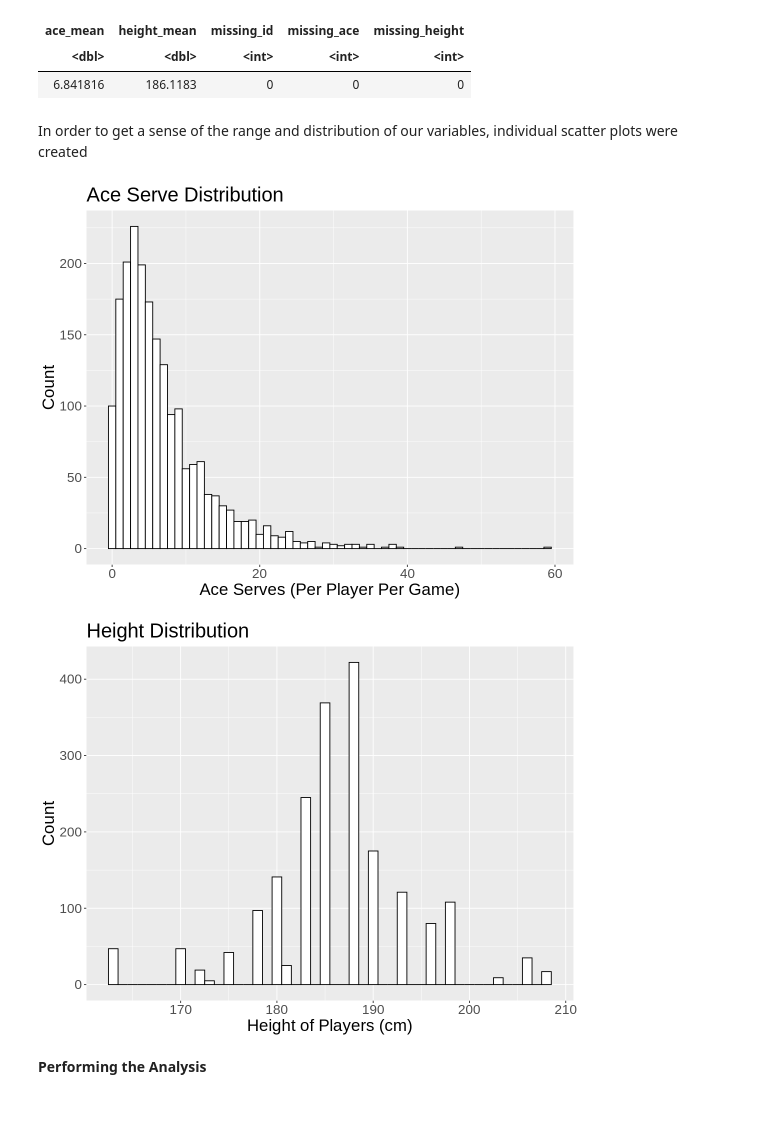
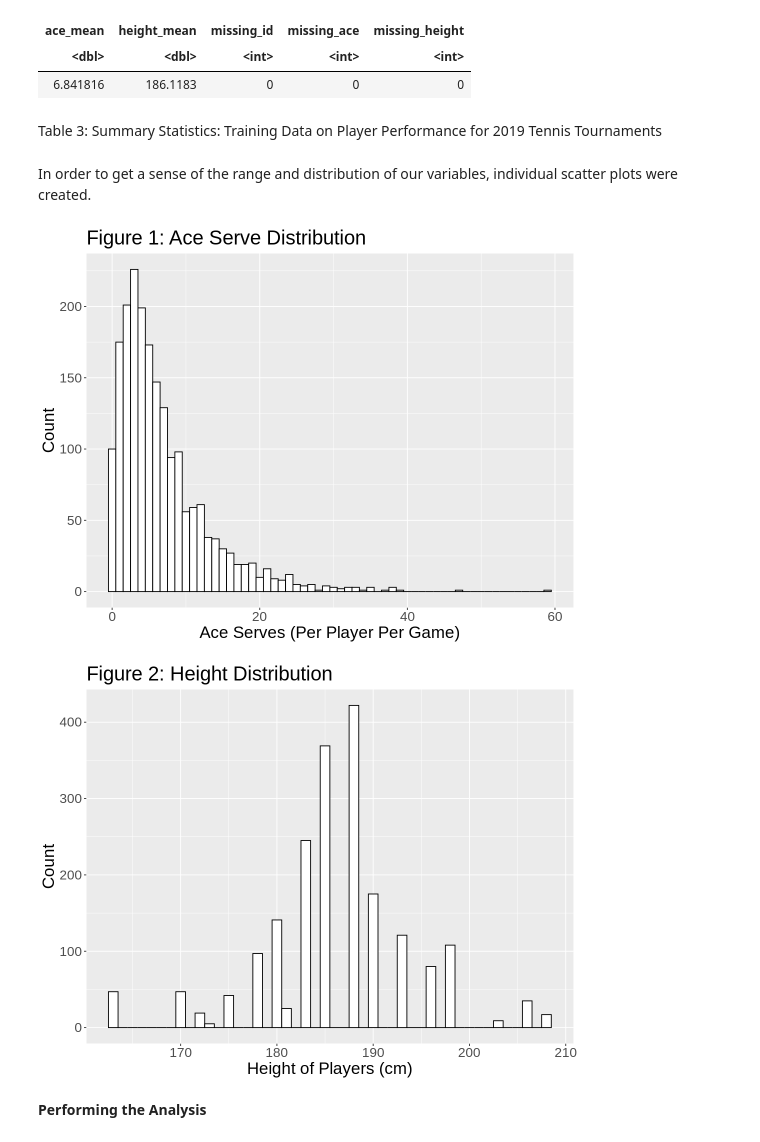
Before and after one commit to MLG0047/DSCI_100_Group_14, a Jupyter notebook: DSCI_100_006_14_Report.ipynb, the cells around one changed output. Saved outputs shown, nothing was run; the diff lists cells and outputs as text; code cells hidden in the pictures; blank space fills up the shorter version.

```diff
--- a/DSCI_100_006_14_Report.ipynb
+++ b/DSCI_100_006_14_Report.ipynb
@@ -107,29 +142,31 @@ A tibble: 1 × 5
 | ace_mean | height_mean | missing_id | missing_ace | missing_height |
 | <dbl> | <dbl> | <int> | <int> | <int> |
 | 6.841816 | 186.1183 | 0 | 0 | 0 |
+# %% [markdown]
+Table 3: Summary Statistics: Training Data on Player Performance for 2019 Tennis Tournaments
 # %% [markdown]
-In order to get a sense of the range and distribution of our variables, individual scatter plots were created
+In order to get a sense of the range and distribution of our variables, individual scatter plots were created.
 # %%
 options(repr.plot.width = 9, repr.plot.height = 7)
 
 ace_plot<-ggplot(player_training, aes(x=ace))+
     geom_histogram(binwidth=1, colour="black", fill="white") +
     xlab("Ace Serves (Per Player Per Game)") +
     ylab("Count") +
-    ggtitle("Ace Serve Distribution") +
+    ggtitle("Figure 1: Ace Serve Distribution") +
     theme(text = element_text(size=20))
 
 height_plot<-ggplot(player_training, aes(x=height))+
     geom_histogram(binwidth=1, colour="black", fill="white") +
     xlab("Height of Players (cm)") +
     ylab("Count") +
-    ggtitle("Height Distribution")+
+    ggtitle("Figure 2: Height Distribution")+
     theme(text = element_text(size=20))
 ace_plot
 height_plot
 # %% [output]
-[figure, old version]
+[figure, new version]
-[figure, old version]
+[figure, new version]
 # %% [markdown]
 **Performing the Analysis**
 # %% [markdown]
```
Also changed, not shown: parts of 11 cells of this notebook.
